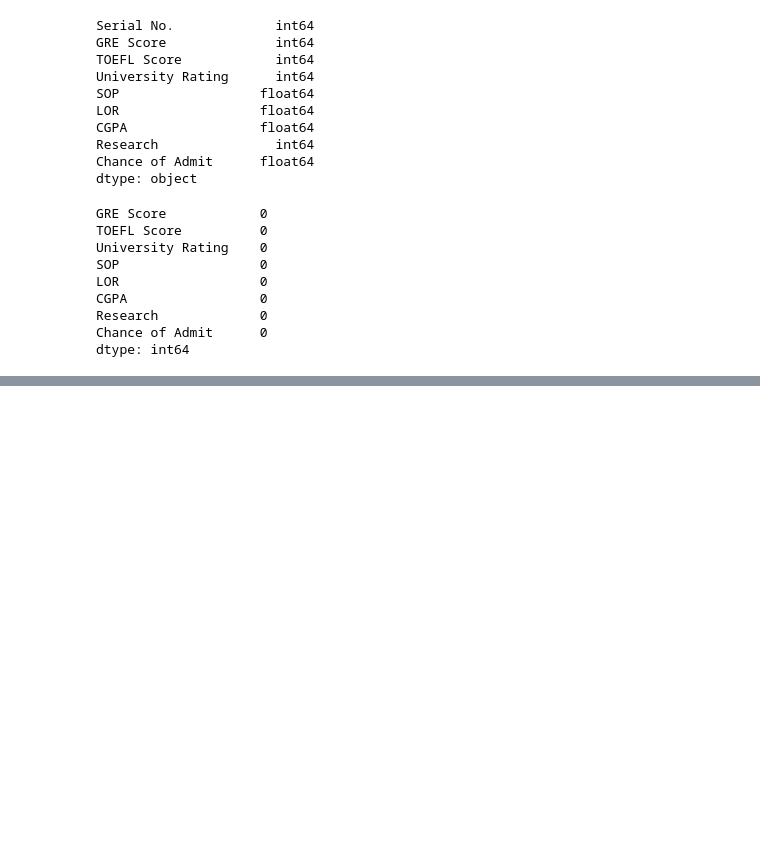
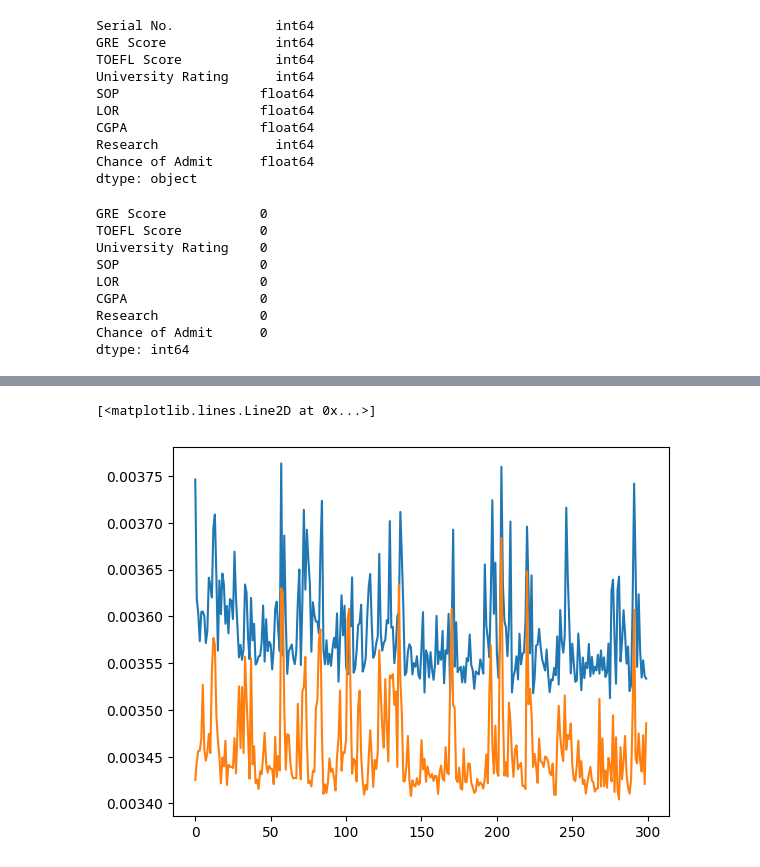
Before and after one commit to AtharSayed/DPL, a Jupyter notebook: Lb2/prac2.3.ipynb, the cells around one changed output, grey strips where cells are left out. Saved outputs shown, nothing was run; the diff lists cells and outputs as text; code cells hidden in the pictures; blank space fills up the shorter version.

```diff
--- a/Lb2/prac2.3.ipynb
+++ b/Lb2/prac2.3.ipynb
@@ -111,3 +105,0 @@ model.compile(optimizer='adam',loss='mean_squared_error', metrics=['accuracy'])
-# %%
-model.fit(X_train_scaled, y_train, epochs=10, batch_size=32, validation_data=(X_test, y_test))
-# Important :  Since the model is predicting continuous values (not discrete classes), accuracy is not required here it is only in classsification prbls..
@@ -151,0 +156,7 @@ Epoch 5/5
+# %%
+import matplotlib.pyplot as plt
+plt.plot(history.history['loss'])
+plt.plot(history.history['val_loss'])
+# %% [output]
+[<matplotlib.lines.Line2D at 0x...>]
+[figure, added]
```
Also changed, not shown: parts of 19 cells of this notebook.
